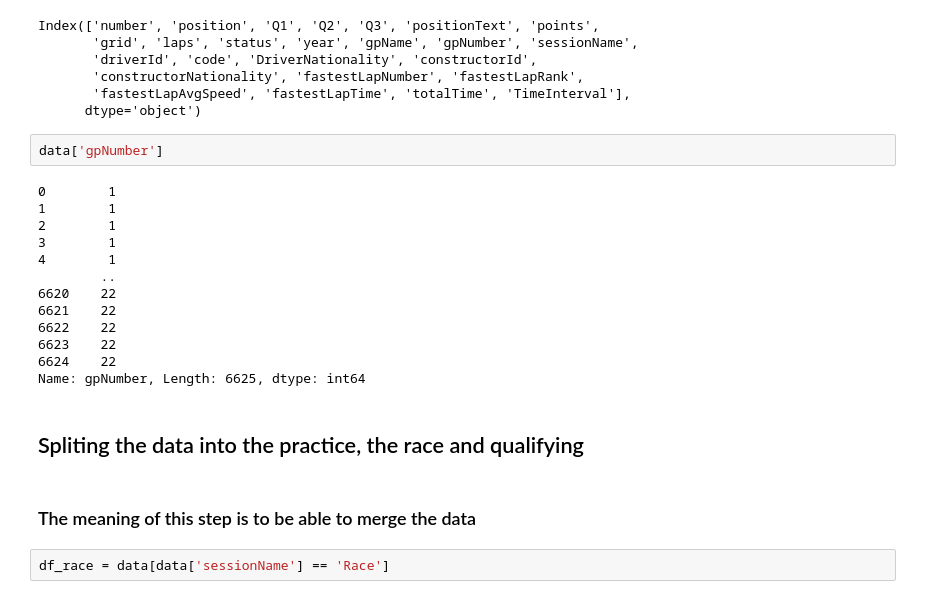
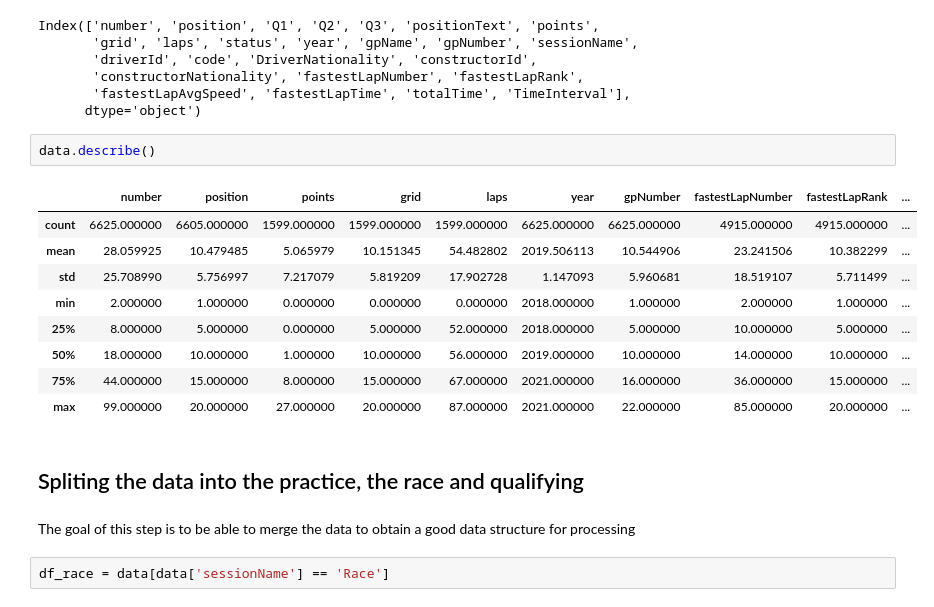
Before and after one commit to benptr/F1_ML_Prediction, a Jupyter notebook: ProjetF1_notebook/Data_viz_pred.ipynb, the cells around one changed output. Cells and saved outputs as stored; diff of their text form.

```diff
--- a/ProjetF1_notebook/Data_viz_pred.ipynb
+++ b/ProjetF1_notebook/Data_viz_pred.ipynb
@@ -30,24 +30,21 @@ Index(['number', 'position', 'Q1', 'Q2', 'Q3', 'positionText', 'points',
        'fastestLapAvgSpeed', 'fastestLapTime', 'totalTime', 'TimeInterval'],
       dtype='object')
 # %%
-data['gpNumber']
+data.describe()
 # %% [output]
-0        1
-1        1
-2        1
-3        1
-4        1
-        ..
-6620    22
-6621    22
-6622    22
-6623    22
-6624    22
-Name: gpNumber, Length: 6625, dtype: int64
+|  | number | position | points | grid | laps | year | gpNumber | fastestLapNumber | fastestLapRank | ... |
+| count | 6625.000000 | 6605.000000 | 1599.000000 | 1599.000000 | 1599.000000 | 6625.000000 | 6625.000000 | 4915.000000 | 4915.000000 | ... |
+| mean | 28.059925 | 10.479485 | 5.065979 | 10.151345 | 54.482802 | 2019.506113 | 10.544906 | 23.241506 | 10.382299 | ... |
+| std | 25.708990 | 5.756997 | 7.217079 | 5.819209 | 17.902728 | 1.147093 | 5.960681 | 18.519107 | 5.711499 | ... |
+| min | 2.000000 | 1.000000 | 0.000000 | 0.000000 | 0.000000 | 2018.000000 | 1.000000 | 2.000000 | 1.000000 | ... |
+| 25% | 8.000000 | 5.000000 | 0.000000 | 5.000000 | 52.000000 | 2018.000000 | 5.000000 | 10.000000 | 5.000000 | ... |
+| 50% | 18.000000 | 10.000000 | 1.000000 | 10.000000 | 56.000000 | 2019.000000 | 10.000000 | 14.000000 | 10.000000 | ... |
+| 75% | 44.000000 | 15.000000 | 8.000000 | 15.000000 | 67.000000 | 2021.000000 | 16.000000 | 36.000000 | 15.000000 | ... |
+| max | 99.000000 | 20.000000 | 27.000000 | 20.000000 | 87.000000 | 2021.000000 | 22.000000 | 85.000000 | 20.000000 | ... |
 # %% [markdown]
 ## Spliting the data into the practice, the race and qualifying
 # %% [markdown]
-### The meaning of this step is to be able to merge the data
+ The goal of this step is to be able to merge the data to obtain a good data structure for processing
 # %%
 df_race = data[data['sessionName'] == 'Race']
 # %%
```
Also changed, not shown: parts of 38 cells of this notebook.
